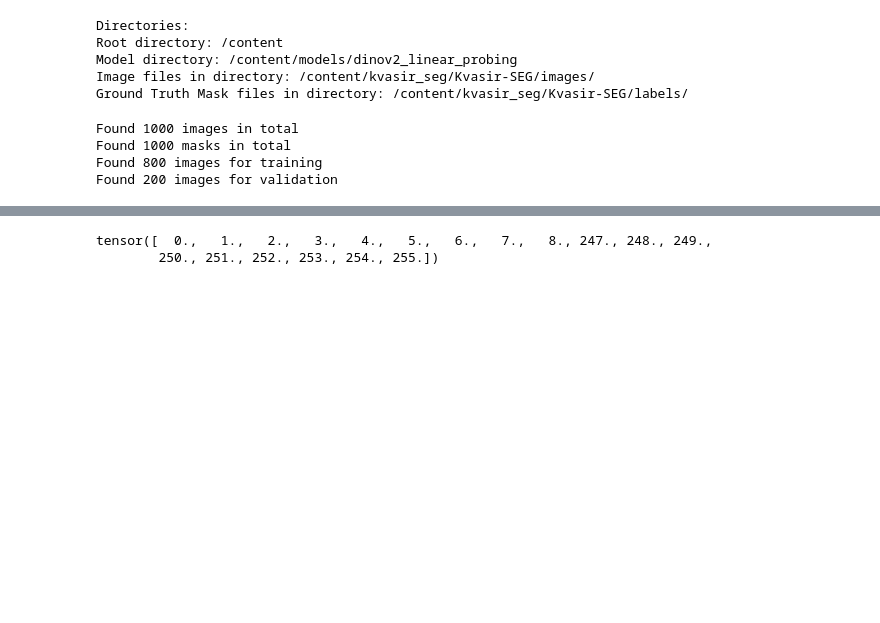
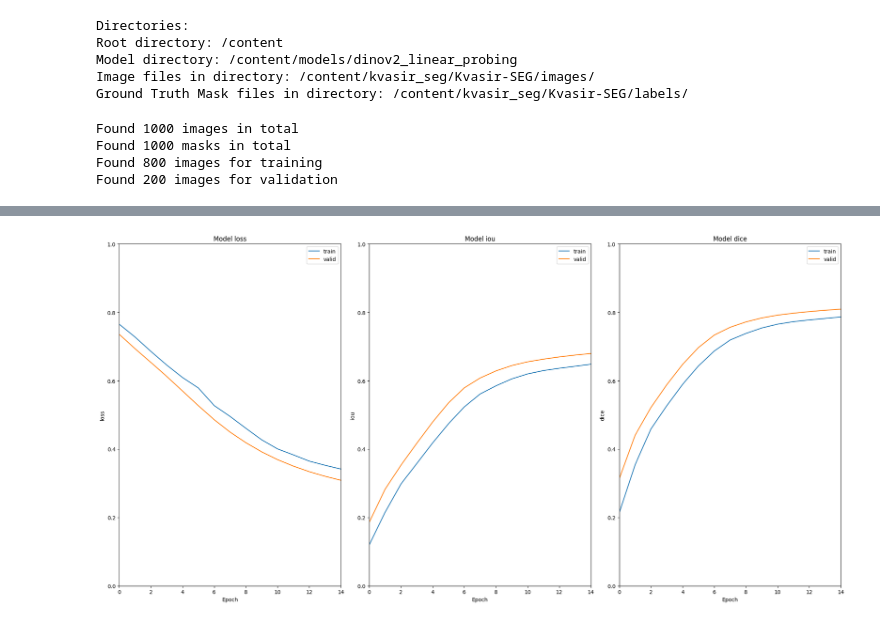
Before and after one commit to firdowsacige/brain_tumor, a Jupyter notebook: Untitled23.ipynb, the cells around one changed output, grey strips where cells are left out. Saved outputs shown, nothing was run; the diff lists cells and outputs as text; code cells hidden in the pictures; blank space fills up the shorter version.

```diff
--- a/Untitled23.ipynb
+++ b/Untitled23.ipynb
@@ -506,5 +528,0 @@ Epoch 1/10
-# %%
-print(torch.unique(labels))  # Check unique values in the labels
-# %% [output]
-tensor([  0.,   1.,   2.,   3.,   4.,   5.,   6.,   7.,   8., 247., 248., 249.,
-        250., 251., 252., 253., 254., 255.])
@@ -606,0 +529,19 @@ print(f'Training succeeded in {(end_training - start_training):5.3f}s')
+# %%
+metrics_keys = ['loss', 'iou', 'dice']
+fig, ax = plt.subplots(1, 3, figsize=(20, 10))
+
+for i, metric in enumerate(metrics_keys):
+    ax[i].plot(logs[metric], label='train')
+    ax[i].plot(logs[f'val_{metric}'], label='valid')
+    ax[i].set_title(f'Model {metric}')
+    ax[i].set_ylim(0, 1)
+    ax[i].set_xlim(0, NUM_EPOCHS-1)
+    ax[i].set_ylabel(metric)
+    ax[i].set_xlabel('Epoch')
+    ax[i].legend(loc='best')
+
+fig.tight_layout()
+fig.savefig(f'{MODEL_DIR}/training_history.png', dpi=100, format="png")
+plt.show()
+# %% [output]
+[figure, added]
```
Also changed, not shown: parts of 16 cells of this notebook.
